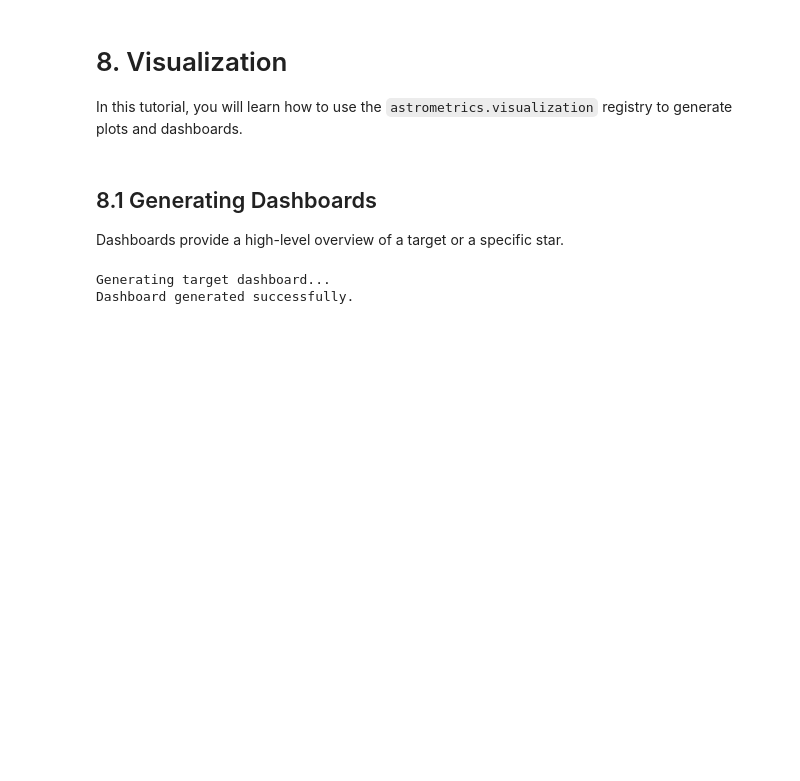
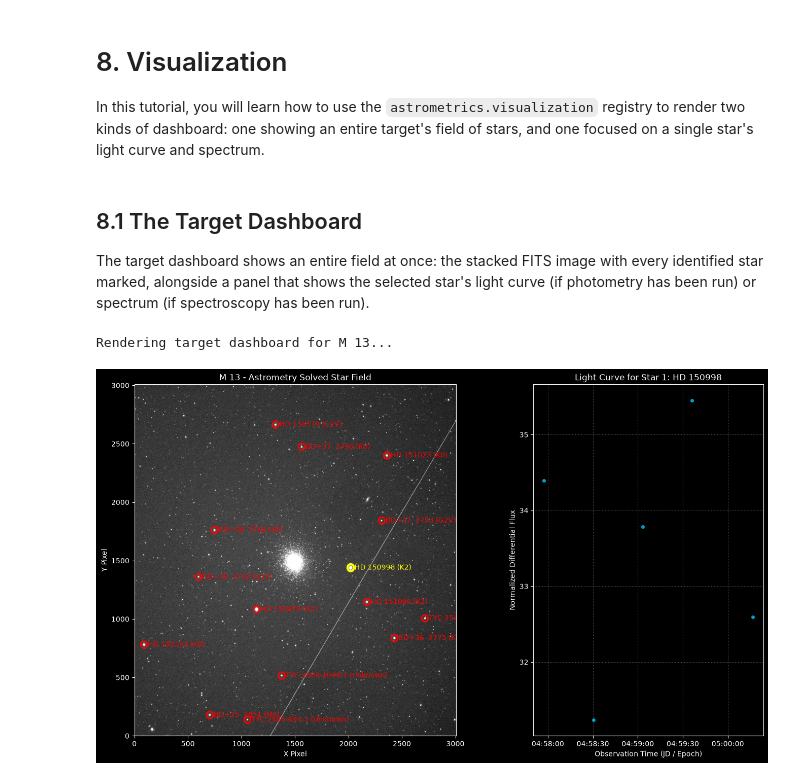
Before and after one commit to m1chae2/astrometrics, a Jupyter notebook: documentation/notebooks/astrometrics/user_guide/08_visualization.ipynb, the cells around one changed output. Cells and saved outputs as stored; diff of their text form; code cells hidden in the pictures; blank space fills up the shorter version.

```diff
--- a/documentation/notebooks/astrometrics/user_guide/08_visualization.ipynb
+++ b/documentation/notebooks/astrometrics/user_guide/08_visualization.ipynb
@@ -1,27 +1,20 @@
 # %% [markdown]
 # 8. Visualization
 
-In this tutorial, you will learn how to use the `astrometrics.visualization` registry to generate plots and dashboards.
+In this tutorial, you will learn how to use the `astrometrics.visualization` registry to render two kinds of dashboard: one showing an entire target's field of stars, and one focused on a single star's light curve and spectrum.
 # %% [markdown]
-## 8.1 Generating Dashboards
+## 8.1 The Target Dashboard
 
-Dashboards provide a high-level overview of a target or a specific star.
+The target dashboard shows an entire field at once: the stacked FITS image with every identified star marked, alongside a panel that shows the selected star's light curve (if photometry has been run) or spectrum (if spectroscopy has been run).
 # %%
-import matplotlib.pyplot as plt
-
 from astrometricslib import Astrometrics
 
 astrometrics = Astrometrics()
 target = astrometrics.targets.get("M 13")
 
-# Generate target dashboard
-print("Generating target dashboard...")
-fig = astrometrics.visualization.plot_target_dashboard(target)
-
-# Since we are in a headless environment for testing, we just close the figure
-if fig:
-    print("Dashboard generated successfully.")
-    plt.close(fig)
+print(f"Rendering target dashboard for {target.id}...")
+target_figure = astrometrics.visualization.plot_target_dashboard(target)
+target_figure.show()
 # %% [output]
-Generating target dashboard...
-Dashboard generated successfully.
+Rendering target dashboard for M 13...
+[figure, added]
```
Also changed, not shown: parts of 2 cells of this notebook, 2 other files.
